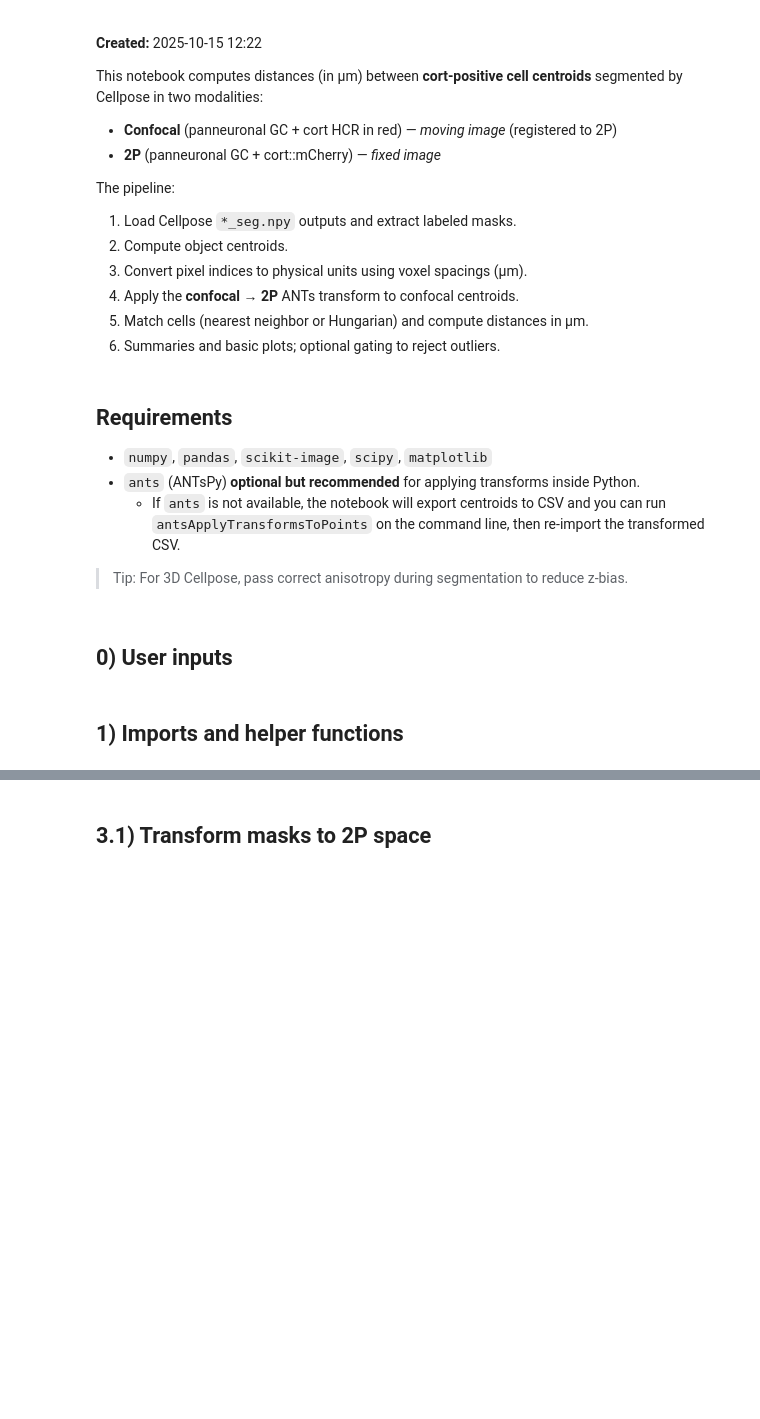
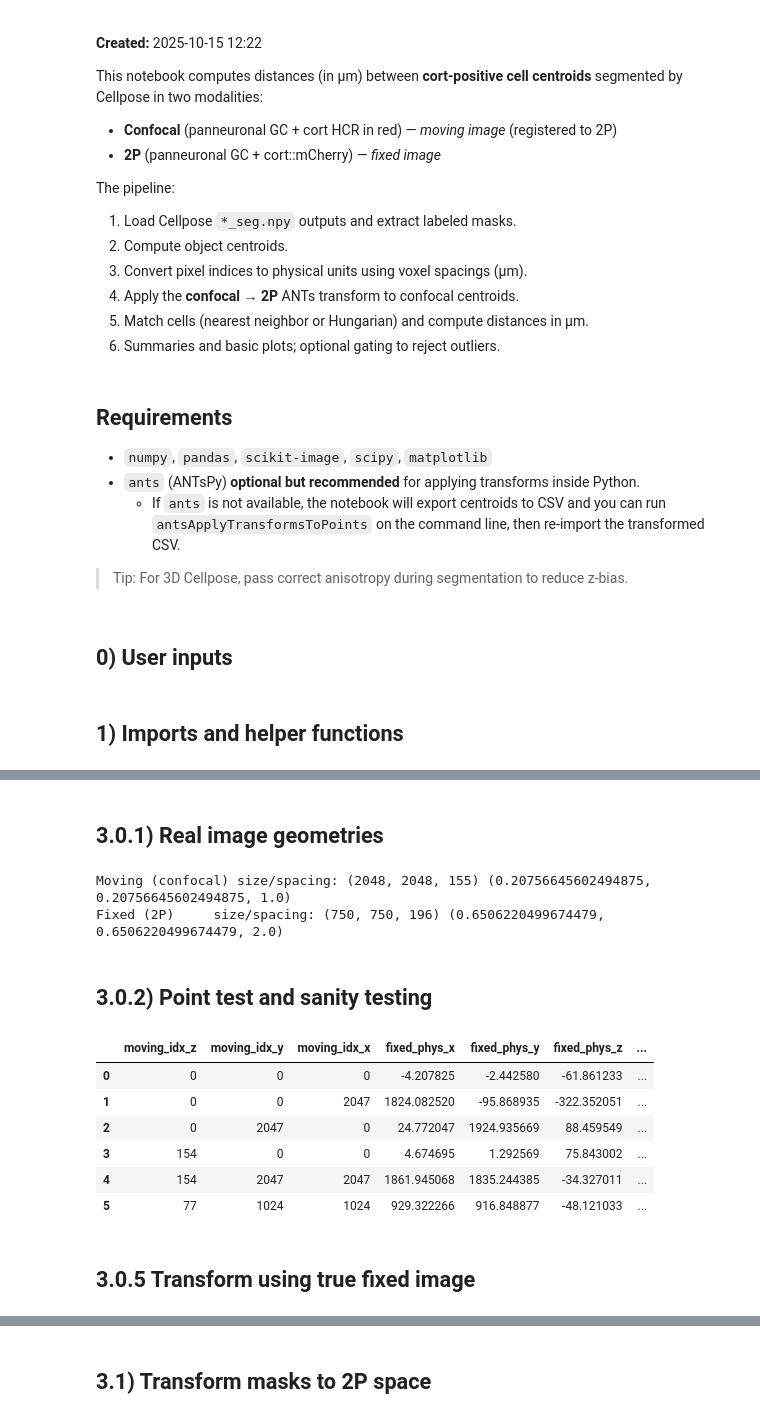
Before and after one commit to LarschLab/ddharmap-ANTs, a Jupyter notebook: antsQC.ipynb, the cells around one changed output, grey strips where cells are left out. Cells and saved outputs as stored; diff of their text form; code cells hidden in the pictures; blank space fills up the shorter version.

```diff
--- a/antsQC.ipynb
+++ b/antsQC.ipynb
@@ -360,0 +493,74 @@ Saved array_structure_samples.csv
+# %% [markdown]
+## 3.0.1) Real image geometries
+# %%
+# ==== Use original registered images for geometry ====
+# FILL THESE to the exact images used during registration:
+CONF_NRRD_PATH = "/Volumes/jlarsch/default/D2c/07_Data/Matilde/Microscopy/L427_f02/02_reg/00_preprocessing/r1/L427_f02_round1_channel2_cort.nrrd"
+TWOP_NRRD_PATH = "/Volumes/jlarsch/default/D2c/07_Data/Matilde/Microscopy/L427_f02/02_reg/00_preprocessing/2p_anatomy/L427_f02_anatomy_2P_cort.nrrd"
+
+import ants, numpy as np
+
+mov_img_int = ants.image_read(CONF_NRRD_PATH)  # moving intensity (confocal) used in ANTs
+fix_img_int = ants.image_read(TWOP_NRRD_PATH)  # fixed intensity (2P) used in ANTs
+
+# Build label images with identical geometry to the intensity images
+mov_label_img = ants_from_mask_with_geometry(masks_conf, mov_img_int, ants, dtype=np.int32)
+
+# If you want a true 2P-grid label reference later, we can resample; for warping, use the fixed INTENSITY image:
+fix_label_ref = fix_img_int  # best reference for apply_transforms
+print("Moving (confocal) size/spacing:", mov_img_int.shape, mov_img_int.spacing)
+print("Fixed (2P)     size/spacing:", fix_img_int.shape, fix_img_int.spacing)
+# %% [output]
+Moving (confocal) size/spacing: (2048, 2048, 155) (0.20756645602494875, 0.20756645602494875, 1.0)
+Fixed (2P)     size/spacing: (750, 750, 196) (0.6506220499674479, 0.6506220499674479, 2.0)
+# %% [markdown]
+## 3.0.2) Point test and sanity testing
+# %%
+# ==== Correct point sanity check (ANTs returns PHYSICAL coords) ====
+
+Z, Y, X = masks_conf.shape
+pts_idx_zyx = np.array([
+    [0,0,0], [0,0,X-1], [0,Y-1,0], [Z-1,0,0], [Z-1,Y-1,X-1], [Z//2, Y//2, X//2]
+])
+
+# convert NumPy index (z,y,x) → ANTs index order (x,y,z) before handing to ANTs
+pts_idx_xyz = np.c_[pts_idx_zyx[:,2], pts_idx_zyx[:,1], pts_idx_zyx[:,0]]
+df_pts = pd.DataFrame(pts_idx_xyz, columns=["x","y","z"])
+
+# Map MOVING→FIXED; result is PHYSICAL coordinates in the FIXED frame
+fixed_phys = ants.apply_transforms_to_points(3, df_pts, transformlist=ANTs_TRANSFORMS)
+
+# Build fixed physical bounds from the actual fixed image used in registration
+def physical_bounds(ants_img):
+    import numpy as _np
+    sz = _np.array(ants_img.shape)       # (x,y,z) voxels
+    sp = _np.array(ants_img.spacing)     # (dx,dy,dz) µm (or whatever units the image used)
+    org = _np.array(ants_img.origin)
+    D   = _np.array(ants_img.direction).reshape(3,3)
+    # generate the 8 corners in index then to physical
+    idx_corners = _np.array([[0,0,0],[sz[0]-1,0,0],[0,sz[1]-1,0],[0,0,sz[2]-1],
+                             [sz[0]-1,sz[1]-1,0],[sz[0]-1,0,sz[2]-1],[0,sz[1]-1,sz[2]-1],[sz[0]-1,sz[1]-1,sz[2]-1]])
+    phys = org + (D @ (idx_corners * sp).T).T
+    lo = phys.min(axis=0); hi = phys.max(axis=0)
+    return lo, hi
+
+lo, hi = physical_bounds(fix_img_int)
+P = fixed_phys[["x","y","z"]].to_numpy()
+inside = (P >= lo).all(axis=1) & (P <= hi).all(axis=1)
+
+df_check = pd.DataFrame({
+    "moving_idx_z": pts_idx_zyx[:,0], "moving_idx_y": pts_idx_zyx[:,1], "moving_idx_x": pts_idx_zyx[:,2],
+    "fixed_phys_x": P[:,0], "fixed_phys_y": P[:,1], "fixed_phys_z": P[:,2],
+    "inside_fixed_bounds": inside
+})
+display(df_check)
+# %% [output]
+|  | moving_idx_z | moving_idx_y | moving_idx_x | fixed_phys_x | fixed_phys_y | fixed_phys_z | ... |
+| 0 | 0 | 0 | 0 | -4.207825 | -2.442580 | -61.861233 | ... |
+| 1 | 0 | 0 | 2047 | 1824.082520 | -95.868935 | -322.352051 | ... |
+| 2 | 0 | 2047 | 0 | 24.772047 | 1924.935669 | 88.459549 | ... |
+| 3 | 154 | 0 | 0 | 4.674695 | 1.292569 | 75.843002 | ... |
+| 4 | 154 | 2047 | 2047 | 1861.945068 | 1835.244385 | -34.327011 | ... |
+| 5 | 77 | 1024 | 1024 | 929.322266 | 916.848877 | -48.121033 | ... |
+# %% [markdown]
+## 3.0.5 Transform using true fixed image
```
Also changed, not shown: parts of 8 cells of this notebook, 3 other files.
